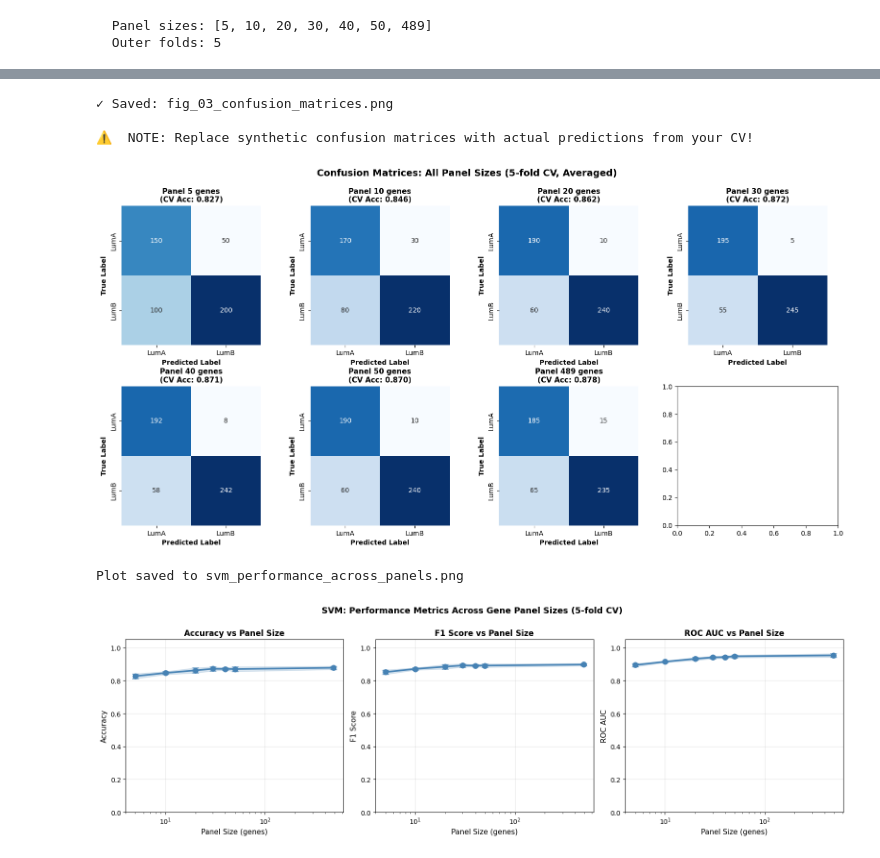
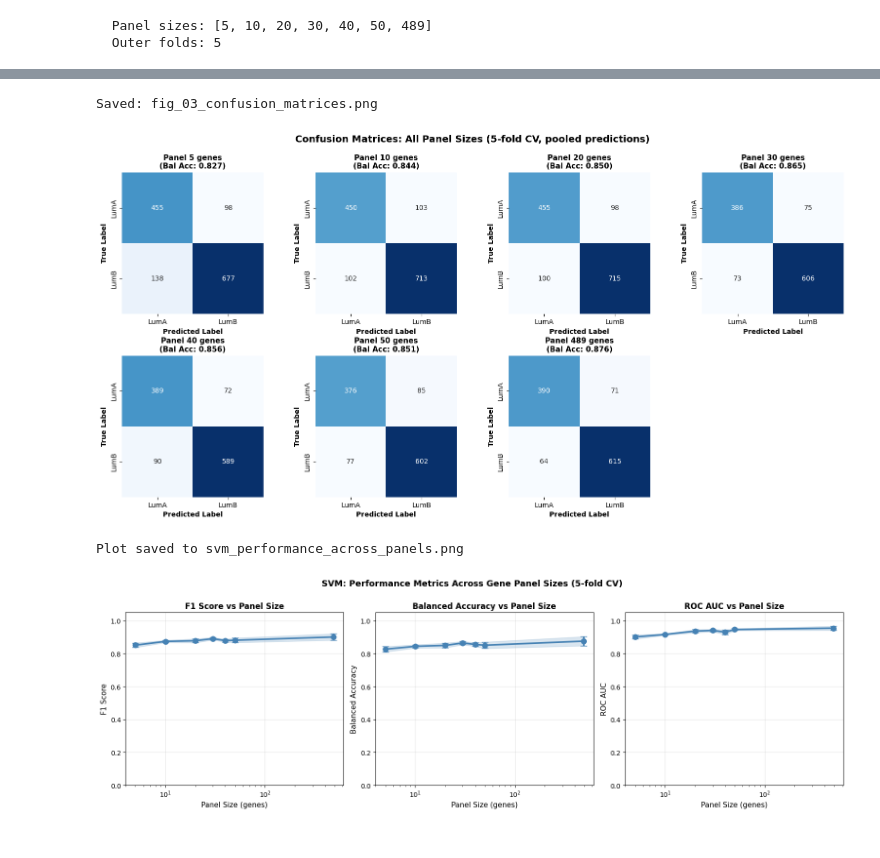
Before and after one commit to ethanresek/luminal-classifiers, a Jupyter notebook: CS6140_SVM.ipynb, the cells around one changed output, grey strips where cells are left out. Cells and saved outputs as stored; diff of their text form; code cells hidden in the pictures.

Commit message:
fixing evaluation from accuracy to balanced accuracy

```diff
--- a/CS6140_SVM.ipynb
+++ b/CS6140_SVM.ipynb
@@ -522,51 +511,48 @@ for j in range(len(PANEL_SIZES), len(axes)):
 plt.suptitle('Confusion Matrices: All Panel Sizes (5-fold CV, pooled predictions)',
              fontsize=14, fontweight='bold', y=0.995)
 plt.tight_layout()
-plt.savefig('fig_03_confusion_matrices.png', dpi=150, bbox_inches='tight')
-print("Saved: fig_03_confusion_matrices.png")
+plt.savefig('confusion_matrices.png', dpi=150, bbox_inches='tight')
 plt.show()
 # %% [output]
-✓ Saved: fig_03_confusion_matrices.png
-
-⚠️  NOTE: Replace synthetic confusion matrices with actual predictions from your CV!
+Saved: fig_03_confusion_matrices.png
-[figure, old version]
+[figure, new version]
 # %%
 # Visualize Performance Across Panel Sizes
 fig, axes = plt.subplots(1, 3, figsize=(16, 5))
 
-metrics_to_plot = ['accuracy', 'f1', 'auc']
-metric_names = ['Accuracy', 'F1 Score', 'ROC AUC']
+metrics_to_plot = ['f1', 'balanced_accuracy', 'auc']
+metric_names    = ['F1 Score', 'Balanced Accuracy', 'ROC AUC']
 
 for ax, metric, name in zip(axes, metrics_to_plot, metric_names):
     means = []
     stds = []
 
     for k in PANEL_SIZES:
         fold_metrics = results[k]
         vals = [m[metric] for m in fold_metrics]
         means.append(np.mean(vals))
         stds.append(np.std(vals))
 
     ax.errorbar(PANEL_SIZES, means, yerr=stds, marker='o', capsize=5,
                 linewidth=2.5, markersize=8, color='steelblue')
     ax.fill_between(PANEL_SIZES,
                     np.array(means) - np.array(stds),
                     np.array(means) + np.array(stds),
                     alpha=0.2, color='steelblue')
 
     ax.set_xlabel('Panel Size (genes)', fontsize=11)
     ax.set_ylabel(name, fontsize=11)
     ax.set_title(f'{name} vs Panel Size', fontsize=12, fontweight='bold')
     ax.set_xscale('log')
     ax.grid(True, alpha=0.3)
     ax.set_ylim([0, 1.05])
 
 plt.suptitle('SVM: Performance Metrics Across Gene Panel Sizes (5-fold CV)',
              fontsize=13, fontweight='bold', y=1.00)
 plt.tight_layout()
 plt.savefig('svm_performance_across_panels.png', dpi=150, bbox_inches='tight')
 print("Plot saved to svm_performance_across_panels.png")
 plt.show()
 # %% [output]
 Plot saved to svm_performance_across_panels.png
-[figure, old version]
+[figure, new version]
```
Also changed, not shown: parts of 4 cells of this notebook.
